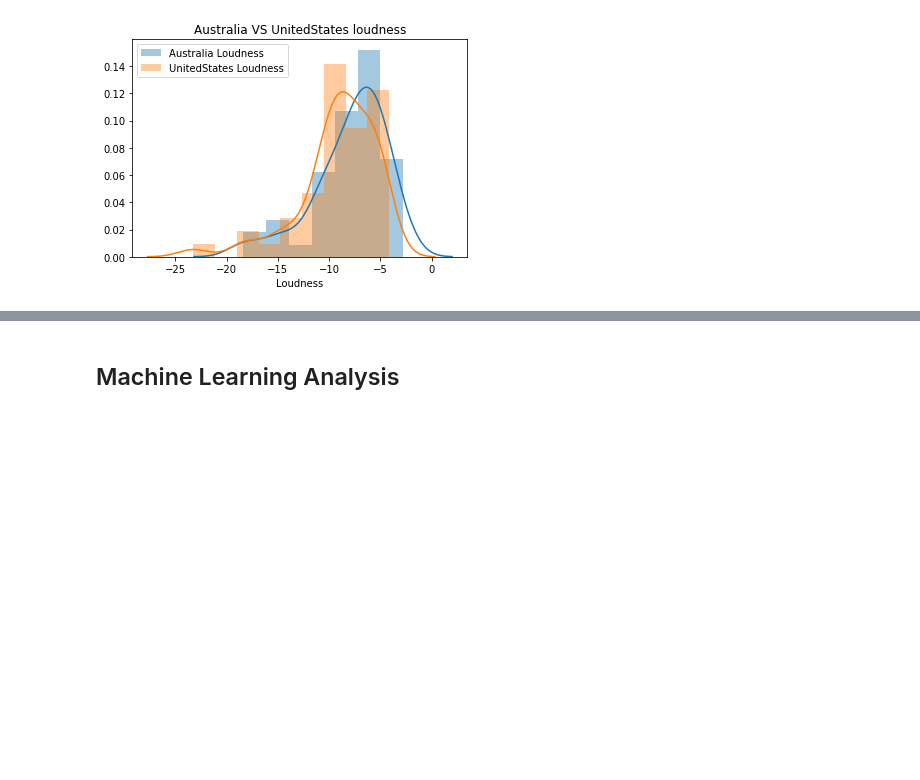
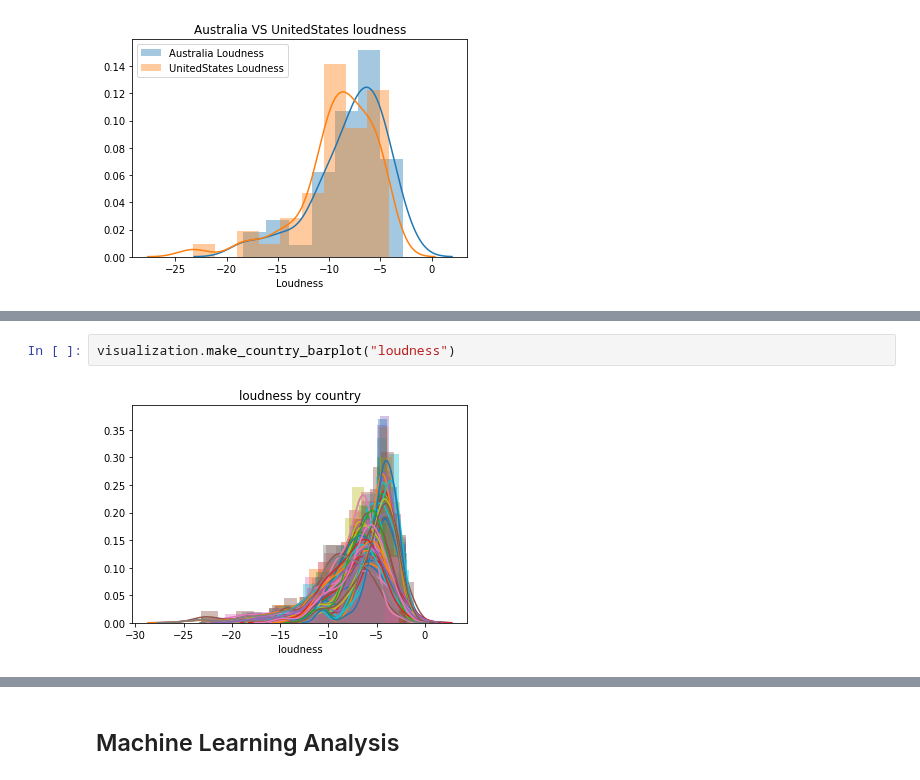
Before and after one commit to edgeslab/cs418-project-the-outliers, a Jupyter notebook: spotify-analysis/SpotifyAnalysis.ipynb, the cells around one changed output, grey strips where cells are left out. Saved outputs shown, nothing was run; the diff lists cells and outputs as text; blank space fills up the shorter version.

Commit message:
Fill out more of the EDA  (#29)
* move legend away from box plot

* more eda

* somre more viz

* add some images and pull those in since jupter render is ugly

```diff
--- a/spotify-analysis/SpotifyAnalysis.ipynb
+++ b/spotify-analysis/SpotifyAnalysis.ipynb
@@ -88,0 +93,4 @@ visualization.makeLoudnessBarplot("Australia", "UnitedStates")
+# %%
+visualization.make_country_barplot("loudness")
+# %% [output]
+[figure, added]
```
Also changed, not shown: parts of 6 cells of this notebook, 2 other files.
